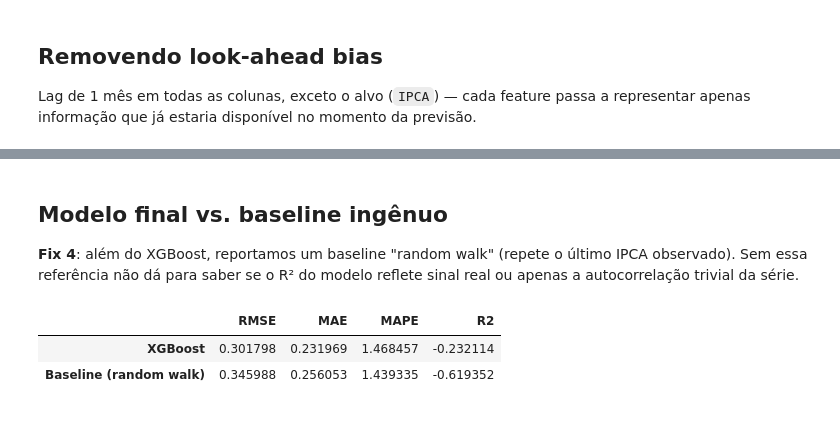
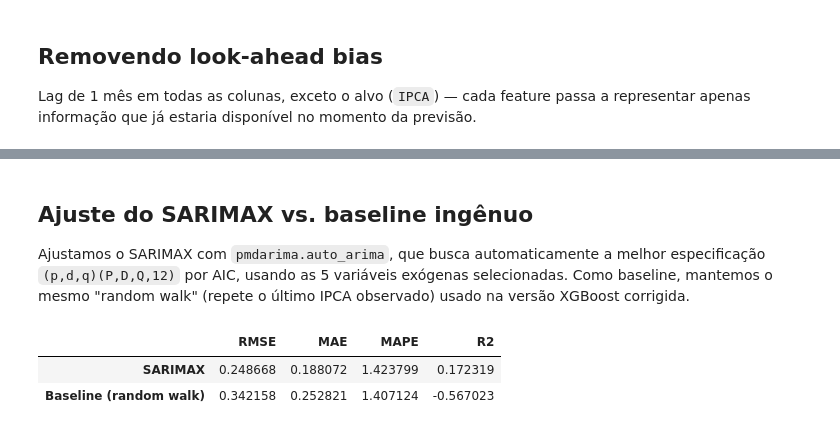
Before and after one commit to rafaelt0/ipca-forecast-xgboost, a Jupyter notebook: ipca_forecast.ipynb, the cells around one changed output, grey strips where cells are left out. Cells and saved outputs as stored; diff of their text form; code cells hidden in the pictures.

```diff
--- a/ipca_forecast.ipynb
+++ b/ipca_forecast.ipynb
@@ -182,19 +144,12 @@ distribuição do período de teste para o pré-processamento.
 # %%
-X = df.drop("IPCA", axis=1).astype("float")
+exogenas = ["Cambio", "Selic_Real_Ex-Ante", "PIB_hiato", "IPA-DI", "Indice_de_commodities"]
 y = df["IPCA"].astype("float")
+X = df[exogenas].astype("float")
 
 split_idx = int(0.8 * len(df))
-X_train_raw, X_test_raw = X.iloc[:split_idx], X.iloc[split_idx:]
-y_train_raw, y_test_raw = y.iloc[:split_idx], y.iloc[split_idx:]
-
-x_scaler = StandardScaler().fit(X_train_raw)
-y_scaler = StandardScaler().fit(y_train_raw.values.reshape(-1, 1))
-
-X_train = x_scaler.transform(X_train_raw)
-X_test = x_scaler.transform(X_test_raw)
-y_train = y_scaler.transform(y_train_raw.values.reshape(-1, 1)).ravel()
-y_test = y_scaler.transform(y_test_raw.values.reshape(-1, 1)).ravel()
+y_train, y_test = y.iloc[:split_idx], y.iloc[split_idx:]
+X_train, X_test = X.iloc[:split_idx], X.iloc[split_idx:]
 
 print(f"Treino: {X_train.shape}, Teste: {X_test.shape}")
-print(f"Período de teste: {X_test_raw.index.min().date()} a {X_test_raw.index.max().date()}")
+print(f"Período de teste: {X_test.index.min().date()} a {X_test.index.max().date()}")
 # %% [output]
@@ -248,33 +158,31 @@ Melhor score (neg MSE, CV time-series): -0.903951150988183
 # %% [markdown]
-## Modelo final vs. baseline ingênuo
+## Ajuste do SARIMAX vs. baseline ingênuo
 
-**Fix 4**: além do XGBoost, reportamos um baseline "random walk" (repete o
-último IPCA observado). Sem essa referência não dá para saber se o R² do
-modelo reflete sinal real ou apenas a autocorrelação trivial da série.
+Ajustamos o SARIMAX com `pmdarima.auto_arima`, que busca automaticamente a
+melhor especificação `(p,d,q)(P,D,Q,12)` por AIC, usando as 5 variáveis
+exógenas selecionadas. Como baseline, mantemos o mesmo "random walk" (repete
+o último IPCA observado) usado na versão XGBoost corrigida.
 # %%
-modelo = XGBRegressor(**study.best_params, random_state=42)
-modelo.fit(X_train, y_train)
-
-y_pred_scaled = modelo.predict(X_test)
-y_pred = y_scaler.inverse_transform(y_pred_scaled.reshape(-1, 1)).ravel()
-y_true = y_test_raw.values
+modelo = auto_arima(y_train, X=X_train, seasonal=True, m=12, stepwise=True)
+y_pred = np.asarray(modelo.predict(n_periods=len(y_test), X=X_test))
+y_true = y_test.values
 
 # Baseline: repete o último IPCA observado (random walk)
-y_baseline = np.array(y_train_raw.iloc[[-1]].tolist() + y_true[:-1].tolist())
+y_baseline = np.array([y_train.iloc[-1]] + y_true[:-1].tolist())
 
 metricas = pd.DataFrame(
     {
         "RMSE": [root_mean_squared_error(y_true, y_pred), root_mean_squared_error(y_true, y_baseline)],
         "MAE": [mean_absolute_error(y_true, y_pred), mean_absolute_error(y_true, y_baseline)],
         "MAPE": [mean_absolute_percentage_error(y_true, y_pred), mean_absolute_percentage_error(y_true, y_baseline)],
         "R2": [r2_score(y_true, y_pred), r2_score(y_true, y_baseline)],
     },
-    index=["XGBoost", "Baseline (random walk)"],
+    index=["SARIMAX", "Baseline (random walk)"],
 )
 metricas
 # %% [output]
 |  | RMSE | MAE | MAPE | R2 |
-| XGBoost | 0.301798 | 0.231969 | 1.468457 | -0.232114 |
-| Baseline (random walk) | 0.345988 | 0.256053 | 1.439335 | -0.619352 |
+| SARIMAX | 0.248668 | 0.188072 | 1.423799 | 0.172319 |
+| Baseline (random walk) | 0.342158 | 0.252821 | 1.407124 | -0.567023 |
 # %%
 plt.figure(figsize=(10, 5))
```
Also changed, not shown: parts of 11 cells of this notebook, 2 other files.
